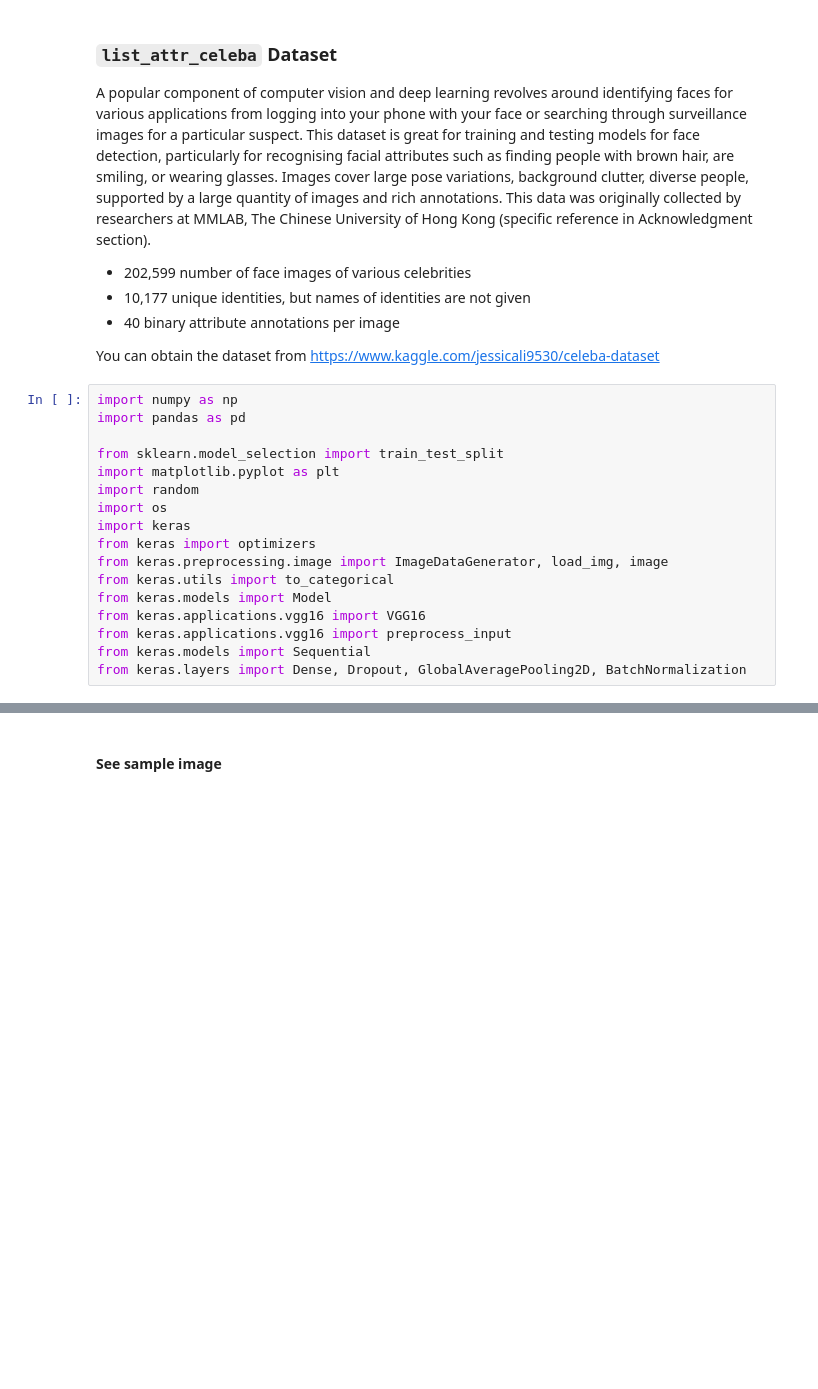
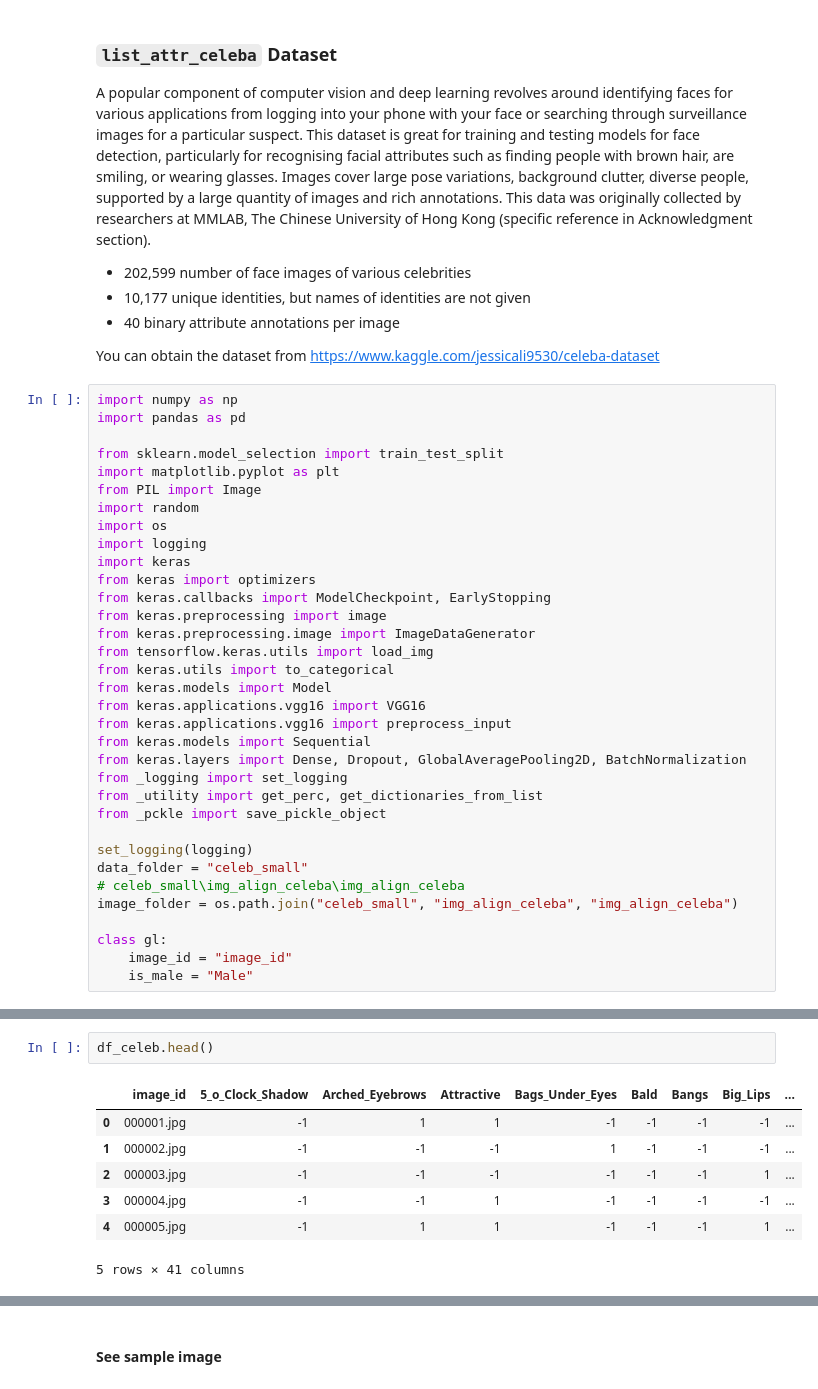
Before and after one commit to arame/DogCatClassificationwithVGG16, a Jupyter notebook: 7-GenderIDTransfLearn.ipynb, the cells around one changed output, grey strips where cells are left out. Cells and saved outputs as stored; diff of their text form; blank space fills up the shorter version.

```diff
--- a/7-GenderIDTransfLearn.ipynb
+++ b/7-GenderIDTransfLearn.ipynb
@@ -15,14 +15,31 @@ import pandas as pd
 
 from sklearn.model_selection import train_test_split
 import matplotlib.pyplot as plt
+from PIL import Image
 import random
 import os
+import logging
 import keras
 from keras import optimizers
-from keras.preprocessing.image import ImageDataGenerator, load_img, image
+from keras.callbacks import ModelCheckpoint, EarlyStopping
+from keras.preprocessing import image
+from keras.preprocessing.image import ImageDataGenerator
+from tensorflow.keras.utils import load_img
 from keras.utils import to_categorical
 from keras.models import Model
 from keras.applications.vgg16 import VGG16
 from keras.applications.vgg16 import preprocess_input
 from keras.models import Sequential
 from keras.layers import Dense, Dropout, GlobalAveragePooling2D, BatchNormalization
+from _logging import set_logging
+from _utility import get_perc, get_dictionaries_from_list
+from _pckle import save_pickle_object
+
+set_logging(logging)
+data_folder = "celeb_small"
+# celeb_small\img_align_celeba\img_align_celeba
+image_folder = os.path.join("celeb_small", "img_align_celeba", "img_align_celeba")
+
+class gl:
+    image_id = "image_id"
+    is_male = "Male"
@@ -48,3 +60,13 @@ array(['image_id', '5_o_Clock_Shadow', 'Arched_Eyebrows', 'Attractive',
        'Rosy_Cheeks', 'Sideburns', 'Smiling', 'Straight_Hair',
        'Wavy_Hair', 'Wearing_Earrings', 'Wearing_Hat', 'Wearing_Lipstick',
        'Wearing_Necklace', 'Wearing_Necktie', 'Young'], dtype=object)
+# %%
+df_celeb.head()
+# %% [output]
+|  | image_id | 5_o_Clock_Shadow | Arched_Eyebrows | Attractive | Bags_Under_Eyes | Bald | Bangs | Big_Lips | ... |
+| 0 | 000001.jpg | -1 | 1 | 1 | -1 | -1 | -1 | -1 | ... |
+| 1 | 000002.jpg | -1 | -1 | -1 | 1 | -1 | -1 | -1 | ... |
+| 2 | 000003.jpg | -1 | -1 | -1 | -1 | -1 | -1 | 1 | ... |
+| 3 | 000004.jpg | -1 | -1 | 1 | -1 | -1 | -1 | -1 | ... |
+| 4 | 000005.jpg | -1 | 1 | 1 | -1 | -1 | -1 | 1 | ... |
+5 rows × 41 columns
```
Also changed, not shown: parts of 8 cells of this notebook, 4 other files.
